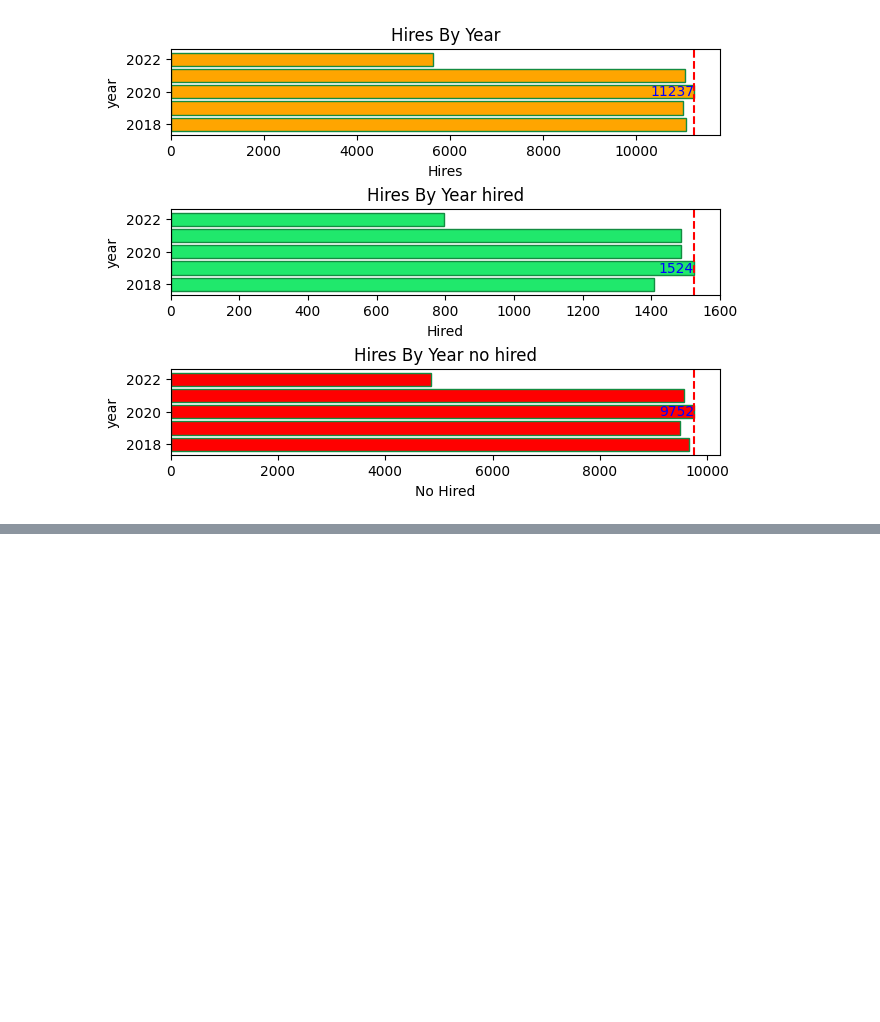
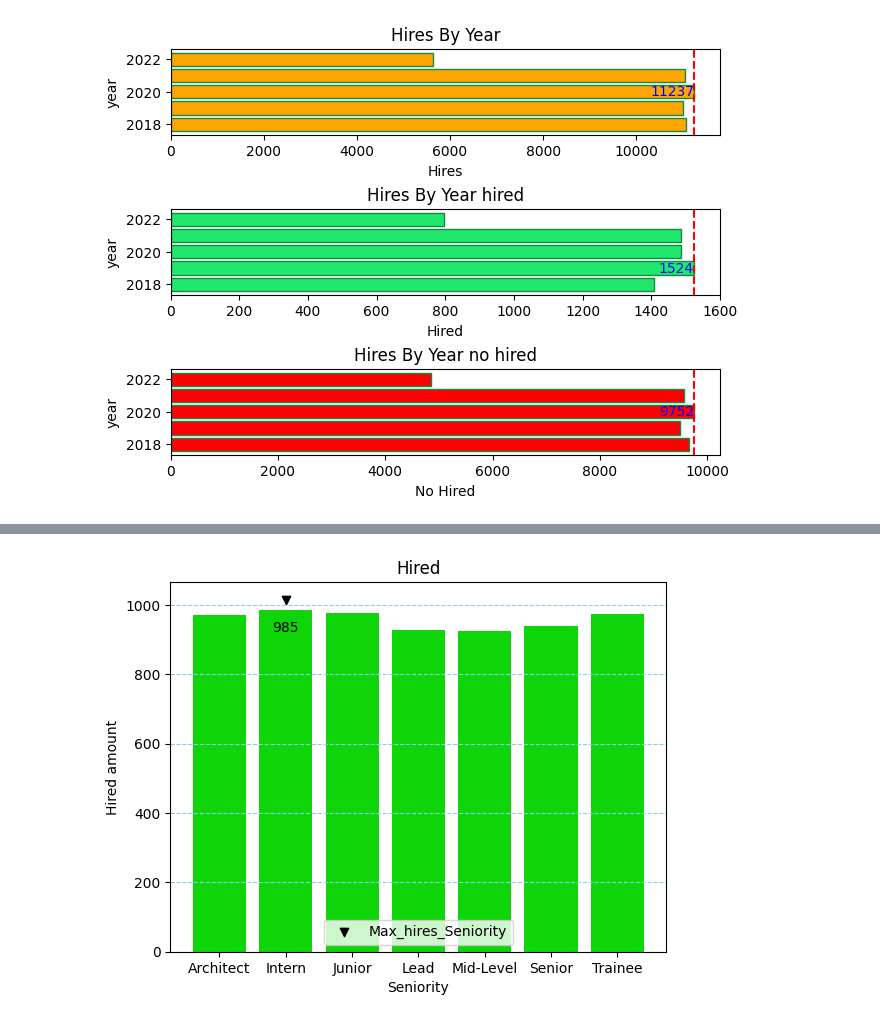
Before and after one commit to JoanMz/Workshop_one, a Jupyter notebook: Src/Notebooks/EDA.ipynb, the cells around one changed output, grey strips where cells are left out. Cells and saved outputs as stored; diff of their text form; code cells hidden in the pictures; blank space fills up the shorter version.

```diff
--- a/Src/Notebooks/EDA.ipynb
+++ b/Src/Notebooks/EDA.ipynb
@@ -348,0 +376,12 @@ plt.show()
+# %%
+fig, ax = plt.subplots()
+ax.bar(hired_by_seniority_h.index, hired_by_seniority_h.values, color="#0ED507")
+ax.set(xlabel="Seniority", ylabel="Hired amount")
+ax.set_title("Hired")
+ax.grid(True, axis="y", color="skyblue", linestyle="--")
+ax.text(hired_by_seniority_h.idxmax(),hired_by_seniority_h.max()-50,f"{hired_by_seniority_h.max()}", va="center", ha="center")
+ax.scatter(x=hired_by_seniority_h.idxmax(), y=hired_by_seniority_h.max()+30, marker="v", color="black", label="Max_hires_Seniority")
+ax.legend(loc="lower center")
+plt.show()
+# %% [output]
+[figure, added]
```
Also changed, not shown: parts of 5 cells of this notebook.
